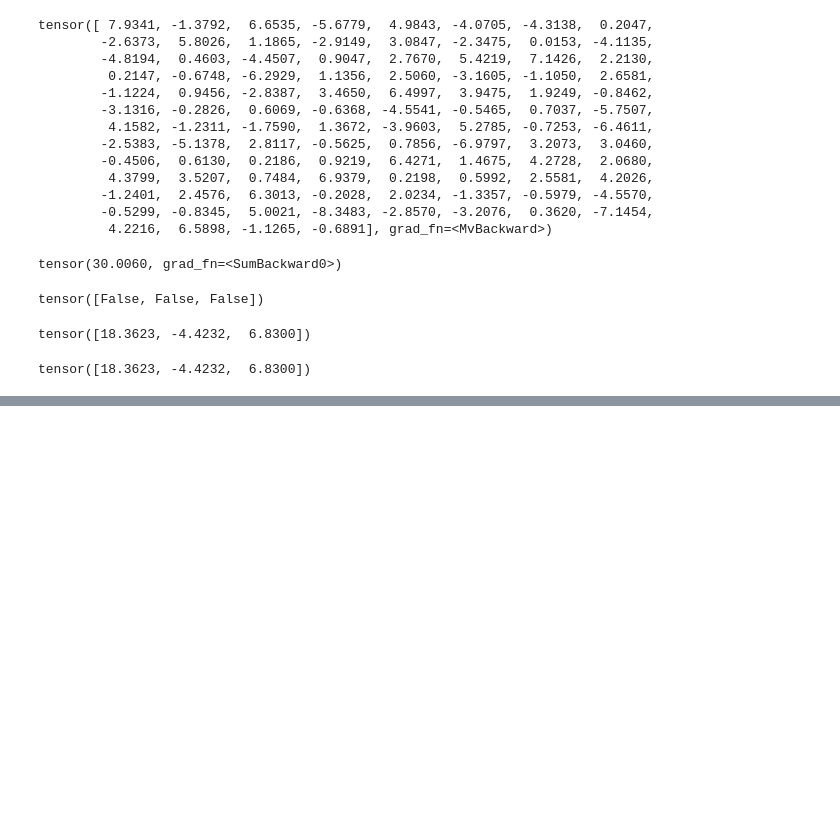
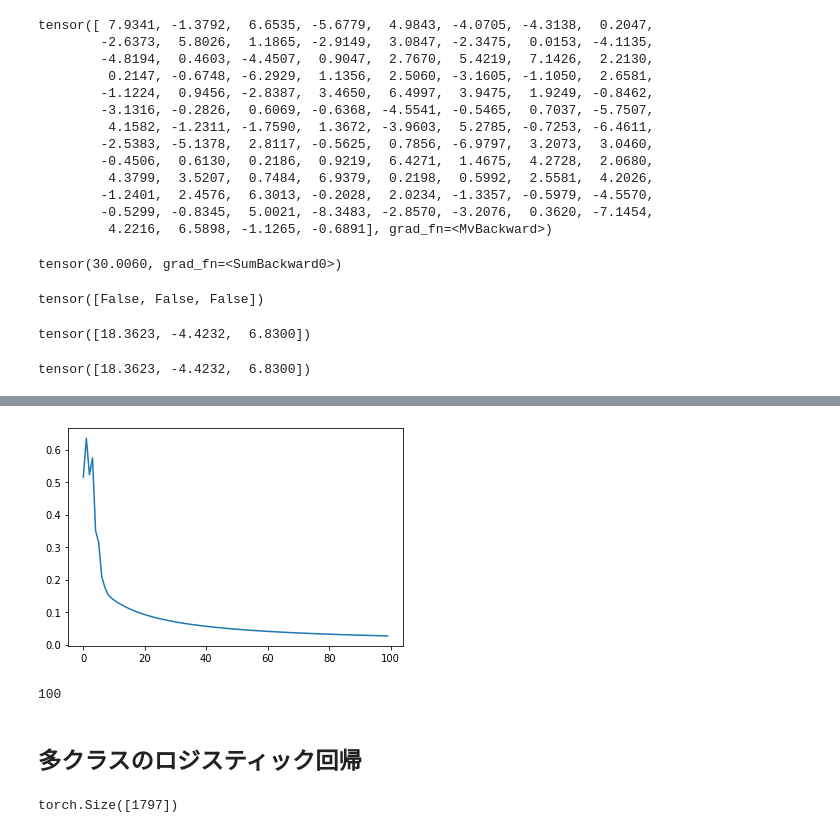
Before and after one commit to KamonohashiPerry/PyTorch, a Jupyter notebook: PyTorch.ipynb, the cells around one changed output, grey strips where cells are left out. Saved outputs shown, nothing was run; the diff lists cells and outputs as text; code cells hidden in the pictures; blank space fills up the shorter version.

```diff
--- a/PyTorch.ipynb
+++ b/PyTorch.ipynb
@@ -433,0 +516,34 @@ tensor([18.3623, -4.4232,  6.8300])
+# %%
+from torch import nn, optim
+
+# Linear層を作成。今回は切片項を回帰係数に含めるので入力の次元を3とし、bias(切片)をFalseにする。
+net = nn.Linear(in_features=3, out_features=1,bias=False) # 線形結合を計算するためのクラス。学習結果のパラメータを残すなどの機能も備えている。
+
+# SGDのオプティマイザーに上で定義したネットワークのパラメータを渡して初期化
+optimizer = optim.SGD(net.parameters(), lr=0.1)
+
+# MSE lossクラス
+loss_fn = nn.MSELoss()
+# %%
+# 損失関数のログ
+losses = []
+
+# 100回イテレーションを回す
+for epoc in range(100):
+  # 前回のbackwardメソッドで計算された勾配の値を削除
+  optimizer.zero_grad()
+
+  # 線形モデルでyの予測値を計算
+  y_pred = net(X)
+
+  # MSE lossを計算。y_predは(n,1)のようなshapeを持っているので、(n,)に直す必要がある。
+  loss = loss_fn(y_pred.view_as(y), y)
+
+  # lossのwによる微分を計算
+  loss.backward()
+
+  # 勾配を更新する
+  optimizer.step()
+
+  # 収束確認のためにlossを記録しておく
+  losses.append(loss.item())
@@ -433,0 +600,23 @@ tensor([18.3623, -4.4232,  6.8300])
+# %%
+from matplotlib import pyplot as plt
+
+plt.plot(losses);
+# %% [output]
+[figure, added]
+# %%
+# 線形結合の結果
+h = net(X)
+
+# シグモイド関数を作用させた結果はy=1の確率を表す
+prob = nn.functional.sigmoid(h)
+
+# 確率が0,5以上のものをクラス1と予想し、それ以外を0とする
+# PyTorchにはBool型がないので、対応する型としてByteTensorが出力される
+y_pred = prob > 0.5
+
+# 予測結果の確認(yはFloatTensotなのでByteTensorに変換してから比較する)
+(y.byte() == y_pred.view_as(y)).sum().item()
+# %% [output]
+100
+# %% [markdown]
+## 多クラスのロジスティック回帰
@@ -433,0 +633,4 @@ tensor([18.3623, -4.4232,  6.8300])
+# %%
+y.shape
+# %% [output]
+torch.Size([1797])
```
Also changed, not shown: parts of 40 cells of this notebook.
